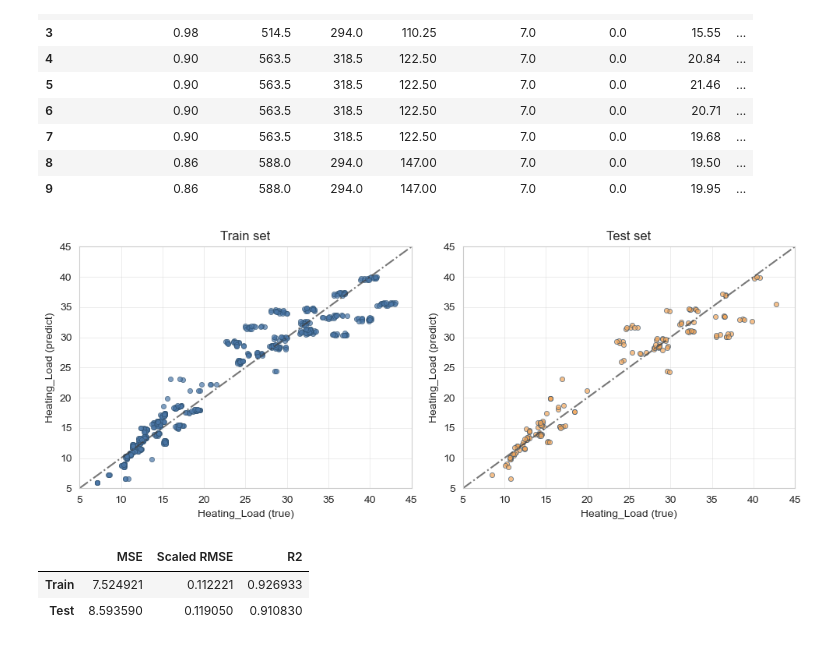
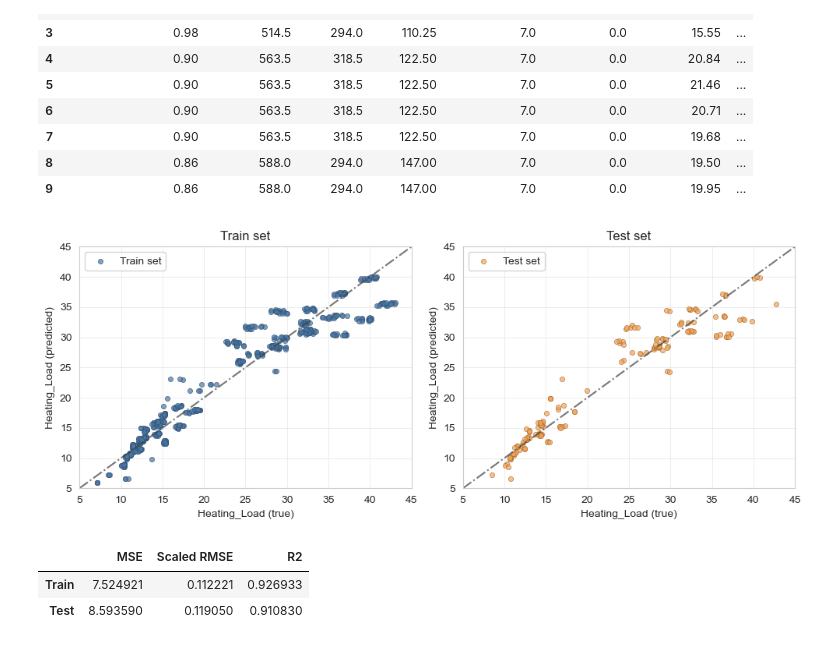
Before and after one commit to Ty1-210/learning-notes, a Jupyter notebook: DSA5102/DSA5102_Programming_Assignment-1.ipynb, the cells around one changed output. Saved outputs shown, nothing was run; the diff lists cells and outputs as text; code cells hidden in the pictures.

```diff
--- a/DSA5102/DSA5102_Programming_Assignment-1.ipynb
+++ b/DSA5102/DSA5102_Programming_Assignment-1.ipynb
@@ -252,36 +252,37 @@ ax[0].scatter(
 )
 
 ax[1].scatter(
     y_test,
     y_hat_test,
     s = 20,
     alpha = 0.7,
     color = '#F2A65A',
-    edgecolor='#2F506E',
+    edgecolor='#A96728',
     linewidth=0.6,
     label = 'Test set'
 )
 
 for a in ax:
     a.set_xlabel(f'{outputs} (true)')
-    a.set_ylabel(f'{outputs} (predict)')
+    a.set_ylabel(f'{outputs} (predicted)')
     a.set_xlim(5, 45)
     a.set_ylim(5, 45)
     a.plot(
         a.get_xlim(),
         a.get_ylim(),
         ls = '-.',
         c = '#3D3D3D',
         alpha = 0.7,
     )
+    a.legend()
 
 ax[0].set_title('Train set')
 ax[1].set_title('Test set')
 
 fig.tight_layout()
 plt.show()
 # %% [output]
-[figure, old version]
+[figure, new version]
 # %%
 mse_train = mean_squared_error(y_train, y_hat_train)
 mse_test = mean_squared_error(y_test, y_hat_test)
```
Also changed, not shown: parts of 7 cells of this notebook.
